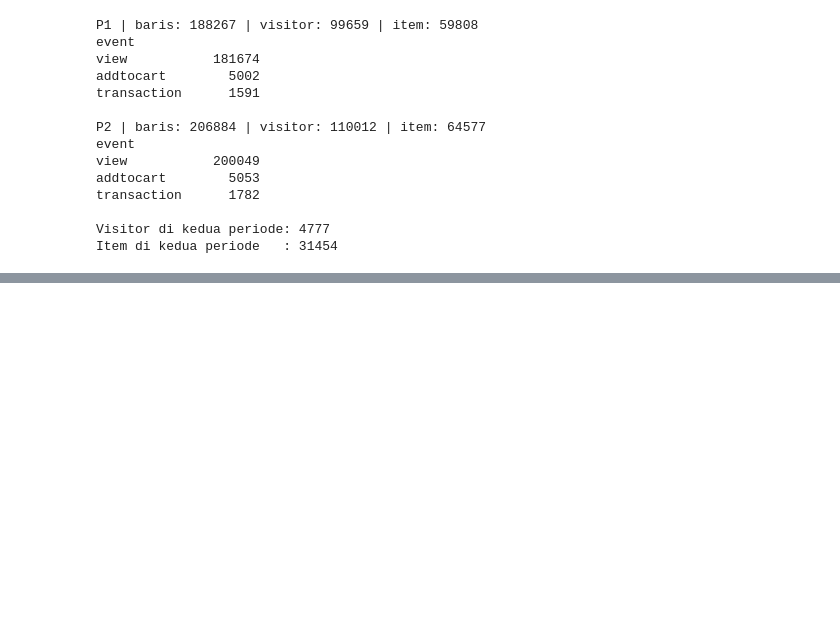
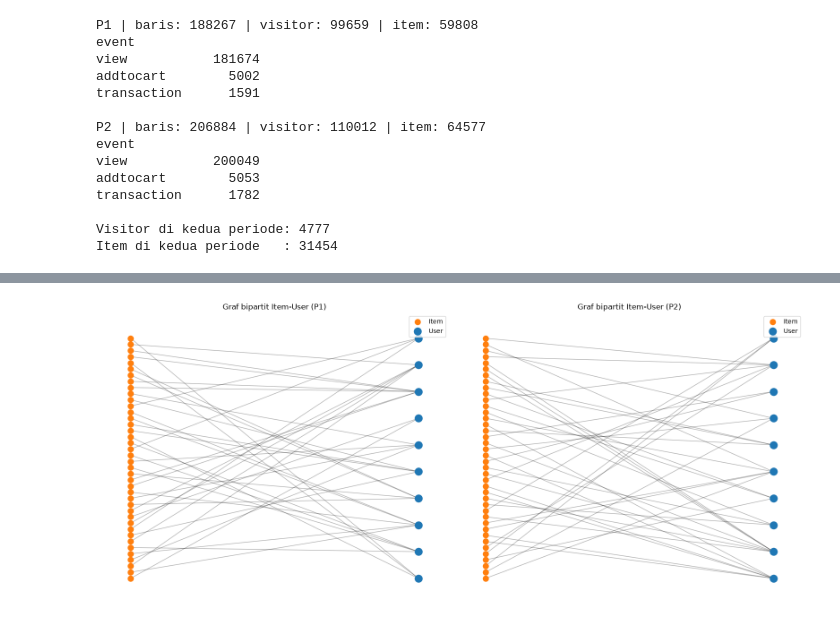
Before and after one commit to adisforza/GRAF_113, a Jupyter notebook: UTS/Soal_UTS.IPYNB, the cells around one changed output, grey strips where cells are left out. Cells and saved outputs as stored; diff of their text form; code cells hidden in the pictures; blank space fills up the shorter version.

```diff
--- a/UTS/Soal_UTS.IPYNB
+++ b/UTS/Soal_UTS.IPYNB
@@ -190,0 +373,9 @@ RuntimeError: Periode P1 sudah ada di graf (188267 relasi). Impor dibatalkan aga
+# %%
+item_vsm = {p: (results[p][0].T.tocsr(), results[p][2], results[p][1]) for p in results}
+# format: p -> (Xi, items, users)
+
+for p, (Xi, items, users) in item_vsm.items():
+    assert Xi.shape == results[p][0].shape[::-1] and Xi.nnz == results[p][0].nnz
+
+summary_item = pd.DataFrame([describe_item_vsm(item_vsm[p][0], p) for p in item_vsm]).T
+summary_item
@@ -190,0 +396,9 @@ RuntimeError: Periode P1 sudah ada di graf (188267 relasi). Impor dibatalkan aga
+# %%
+fig, axes = plt.subplots(1, 2, figsize=(16, 7))
+for ax, p in zip(axes, item_vsm):
+    Xi, items, users = item_vsm[p]
+    plot_item_sample(Xi, items, users, f"Graf bipartit Item-User ({p})", ax)
+plt.tight_layout()
+plt.show()
+# %% [output]
+[figure, added]
```
Also changed, not shown: parts of 28 cells of this notebook, 2 other files.
